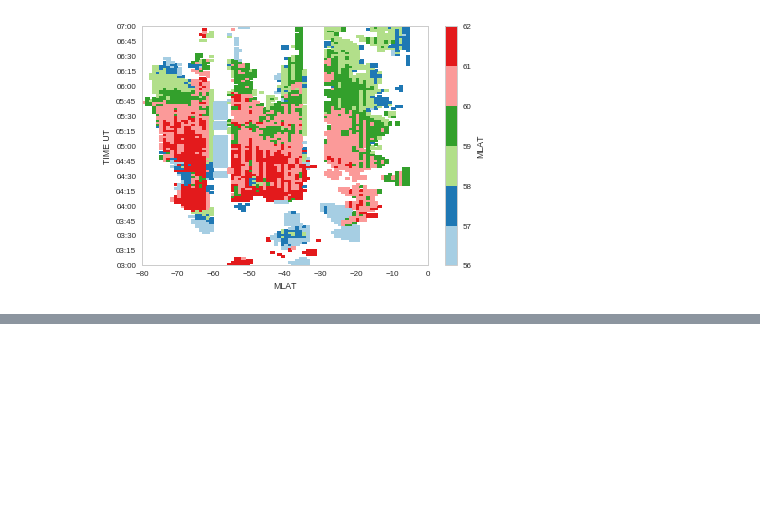
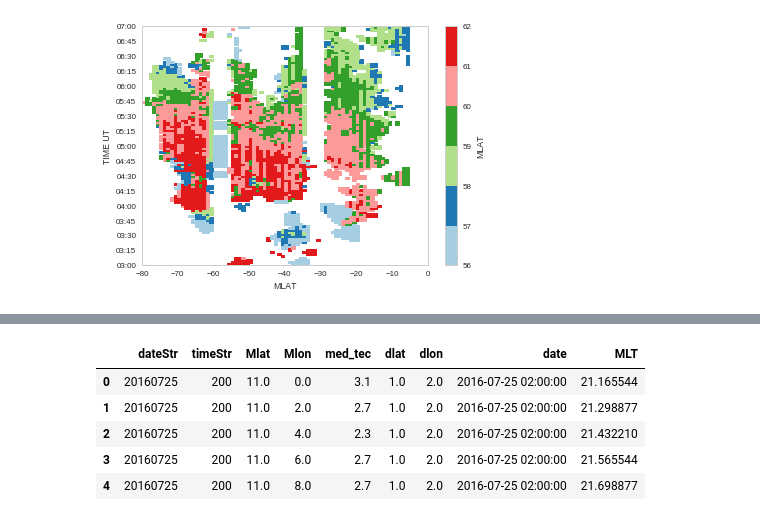
Before and after one commit to bharatreddy/steve, a Jupyter notebook: ipy/sd_vels.ipynb, the cells around one changed output, grey strips where cells are left out. Saved outputs shown, nothing was run; the diff lists cells and outputs as text; code cells hidden in the pictures; blank space fills up the shorter version.

```diff
--- a/ipy/sd_vels.ipynb
+++ b/ipy/sd_vels.ipynb
@@ -412,0 +416,12 @@ See the caveats in the documentation: http://pandas.pydata.org/pandas-docs/stabl
+# %%
+# read TEC data from the feather file
+tecDF = feather.read_dataframe('../data/tec-mf-' +\
+                eventDate.strftime("%Y%m%d") + '.feather')
+tecDF.head()
+# %% [output]
+|  | dateStr | timeStr | Mlat | Mlon | med_tec | dlat | dlon | date | MLT |
+| 0 | 20160725 | 200 | 11.0 | 0.0 | 3.1 | 1.0 | 2.0 | 2016-07-25 02:00:00 | 21.165544 |
+| 1 | 20160725 | 200 | 11.0 | 2.0 | 2.7 | 1.0 | 2.0 | 2016-07-25 02:00:00 | 21.298877 |
+| 2 | 20160725 | 200 | 11.0 | 4.0 | 2.3 | 1.0 | 2.0 | 2016-07-25 02:00:00 | 21.432210 |
+| 3 | 20160725 | 200 | 11.0 | 6.0 | 2.7 | 1.0 | 2.0 | 2016-07-25 02:00:00 | 21.565544 |
+| 4 | 20160725 | 200 | 11.0 | 8.0 | 2.7 | 1.0 | 2.0 | 2016-07-25 02:00:00 | 21.698877 |
```
Also changed, not shown: parts of 3 cells of this notebook, 8 other files.
